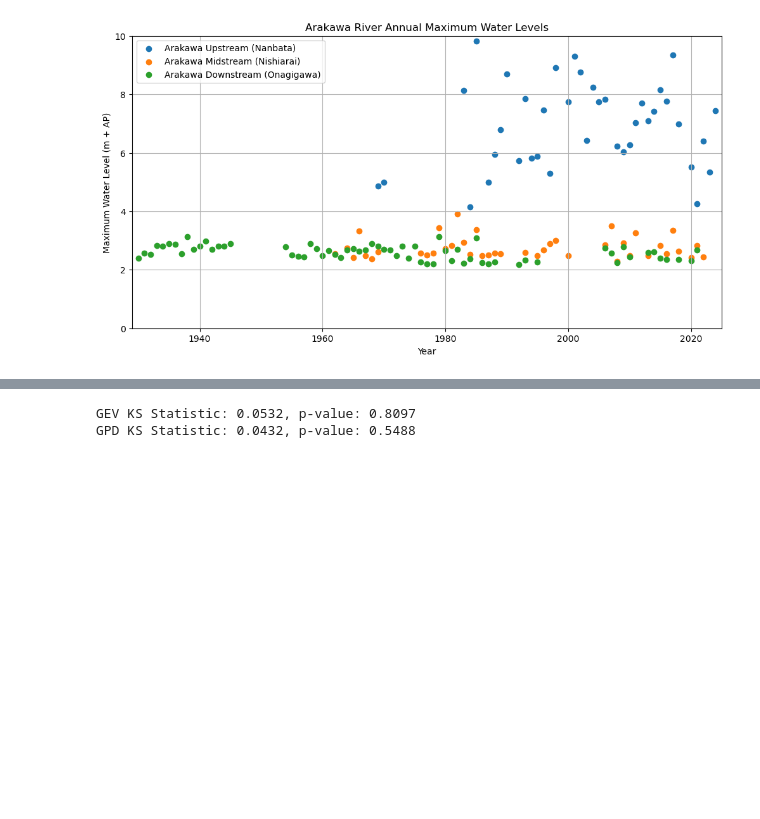
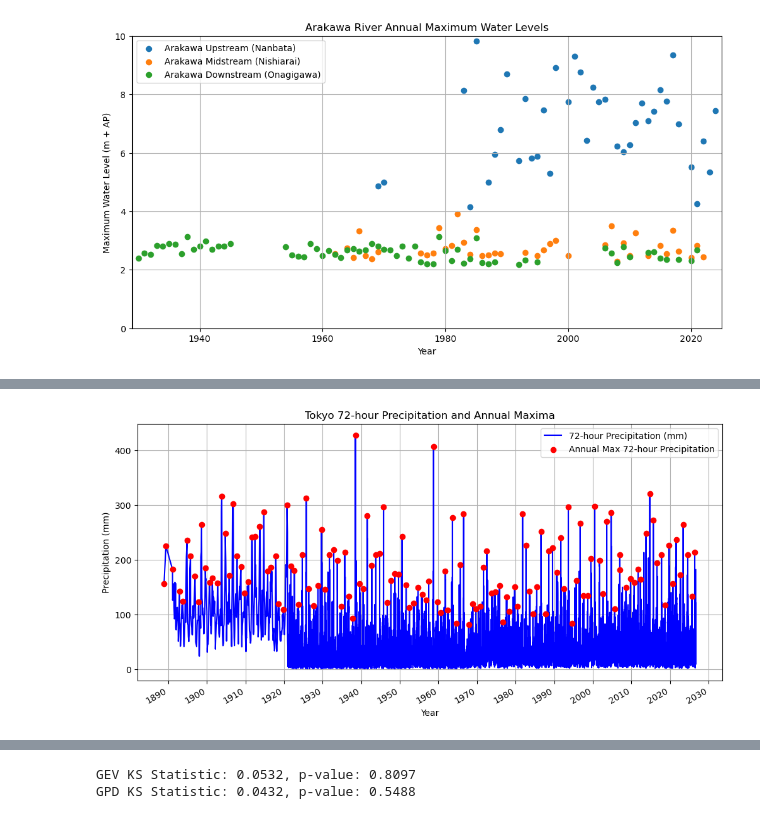
Before and after one commit to foozdemiroglu-gif/MP411-Tokyo, a Jupyter notebook: Hydraulic_analysis.ipynb, the cells around one changed output, grey strips where cells are left out. Saved outputs shown, nothing was run; the diff lists cells and outputs as text; code cells hidden in the pictures; blank space fills up the shorter version.

```diff
--- a/Hydraulic_analysis.ipynb
+++ b/Hydraulic_analysis.ipynb
@@ -403,6 +426,6 @@ Tokyo_P_daily = Tokyo_P_daily.dropna(subset=['daily_total', 'hourly_max'])
 # %%
 #Sampling the daily precipitation data for yearly maxima
-Tokyo_P_daily['year'] = Tokyo_P_daily['date'].str[:4].astype(int)
+Tokyo_P_daily['year'] = Tokyo_P_daily['date'].astype(int)
 Tokyo_P_yearly_idxmax = Tokyo_P_daily.groupby('year')['daily_total'].idxmax()
 Tokyo_P_yearly_max = Tokyo_P_daily.loc[Tokyo_P_yearly_idxmax]
 
@@ -435,6 +458,51 @@ daily["precip_72h"] = (daily["daily_total"].rolling(window=3, min_periods=3).sum
 
 #Extract the maximum 72-hour precipitation for each year
 annual_72h_max = (daily["precip_72h"].groupby(daily.index.year).max().dropna())
+# %%
+# Get the date of the maximum 72-hour precipitation in each year
+annual_72h_max_dates = (
+    daily["precip_72h"]
+    .dropna()
+    .groupby(daily["precip_72h"].dropna().index.year)
+    .idxmax()
+)
+
+annual_72h_max = (
+    daily["precip_72h"]
+    .dropna()
+    .groupby(daily["precip_72h"].dropna().index.year)
+    .max()
+)
+
+plt.figure(figsize=(12, 6))
+
+plt.plot(
+    daily.index,
+    daily["precip_72h"],
+    label="72-hour Precipitation (mm)",
+    color="blue"
+)
+
+plt.scatter(
+    annual_72h_max_dates.values,
+    annual_72h_max.values,
+    color="red",
+    label="Annual Max 72-hour Precipitation",
+    zorder=3
+)
+
+plt.gca().xaxis.set_major_locator(mdates.YearLocator(10))
+plt.gca().xaxis.set_major_formatter(mdates.DateFormatter("%Y"))
+plt.gcf().autofmt_xdate()
+
+plt.title("Tokyo 72-hour Precipitation and Annual Maxima")
+plt.xlabel("Year")
+plt.ylabel("Precipitation (mm)")
+plt.grid()
+plt.legend()
+plt.show()
+# %% [output]
+[figure, added]
 # %%
 #Determine yearly maxima of the hourly max precipitation data and fit to GEV distribution
 
```
Also changed, not shown: parts of 33 cells of this notebook, 4 other files.
